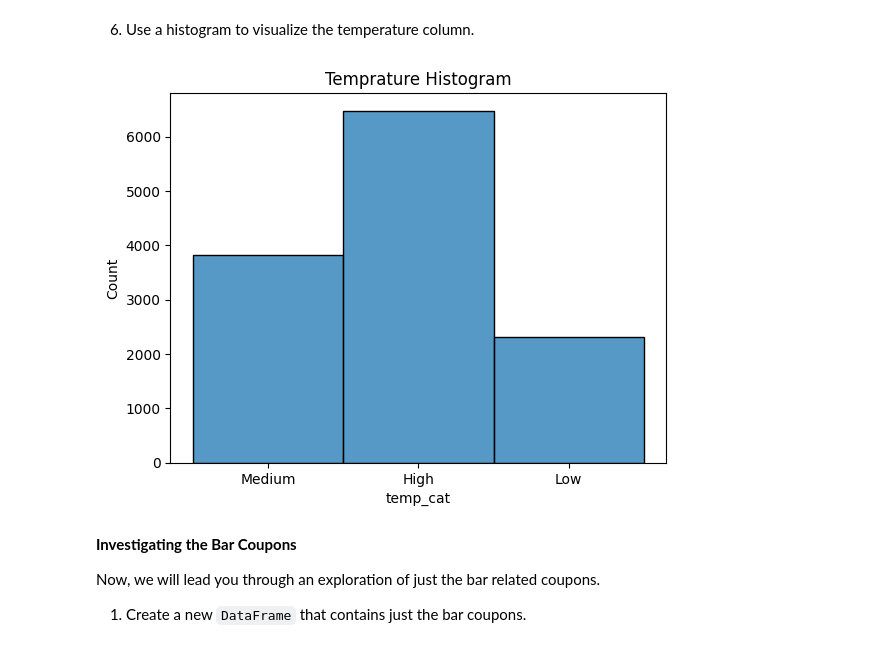
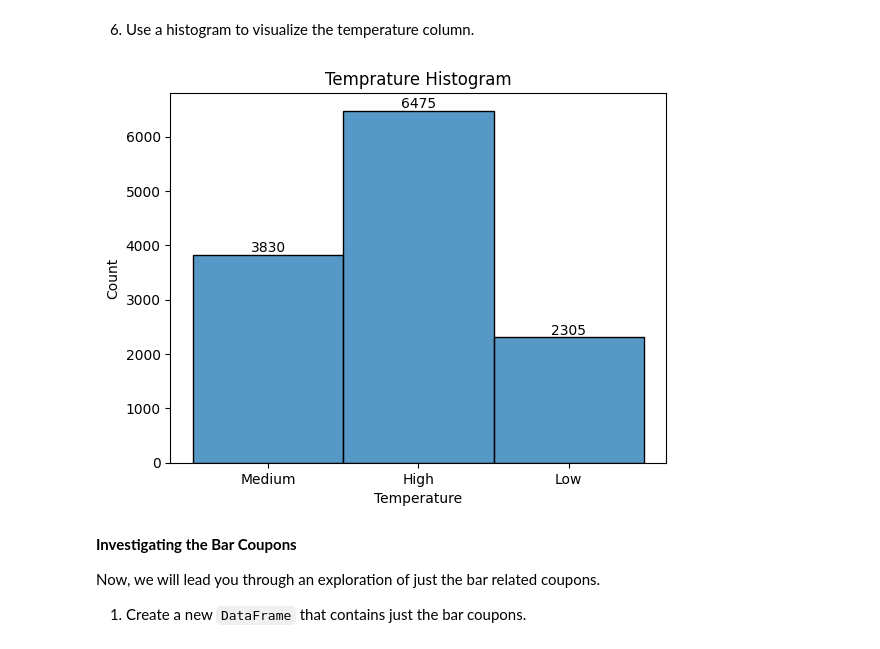
Before and after one commit to arezazadeh/EDA-Coupon_Acceptance, a Jupyter notebook: coupon_activity.ipynb, the cells around one changed output. Cells and saved outputs as stored; diff of their text form; code cells hidden in the pictures.

```diff
--- a/coupon_activity.ipynb
+++ b/coupon_activity.ipynb
@@ -252,9 +325,17 @@ plt.xticks(rotation=90);
 # %% [markdown]
 6. Use a histogram to visualize the temperature column.
-# %%
-sns.histplot(data["temp_cat"]).set(title="Temprature Histogram");
-# %% [output]
-[figure, removed]
+# %%
+# histogram of Temperat
+
+temp_plt = sns.histplot(data=data["temp_cat"])
+
+temp_plt.set(title="Temprature Histogram", xlabel="Temperature")
+
+
+for i in temp_plt.containers:
+    temp_plt.bar_label(i,)
+# %% [output]
+[figure, added]
 # %% [markdown]
 **Investigating the Bar Coupons**
 
```
Also changed, not shown: parts of 24 cells of this notebook.
